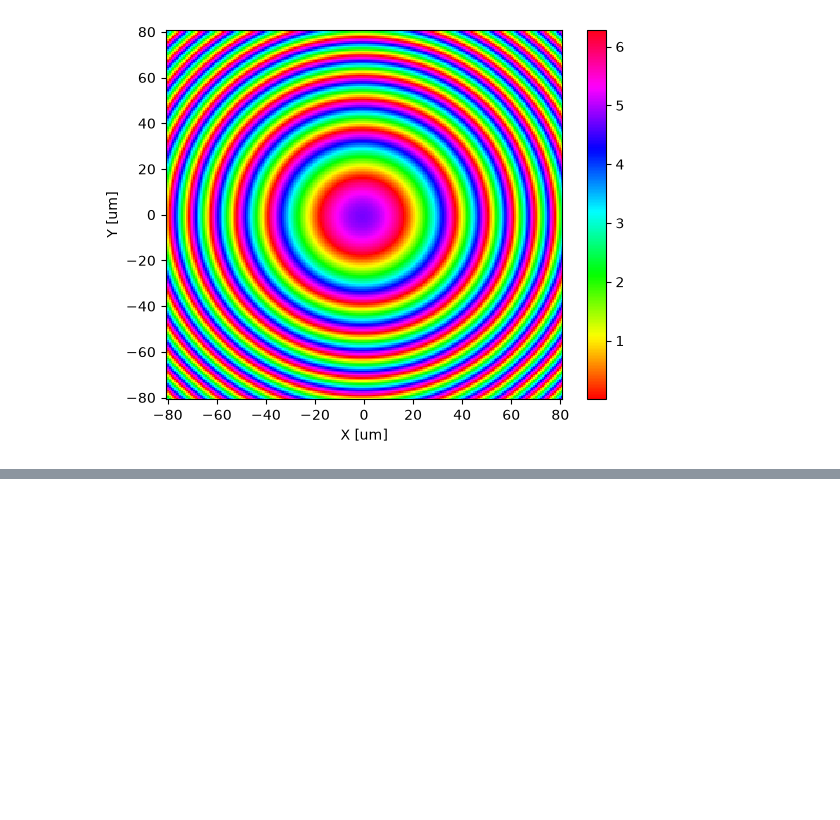
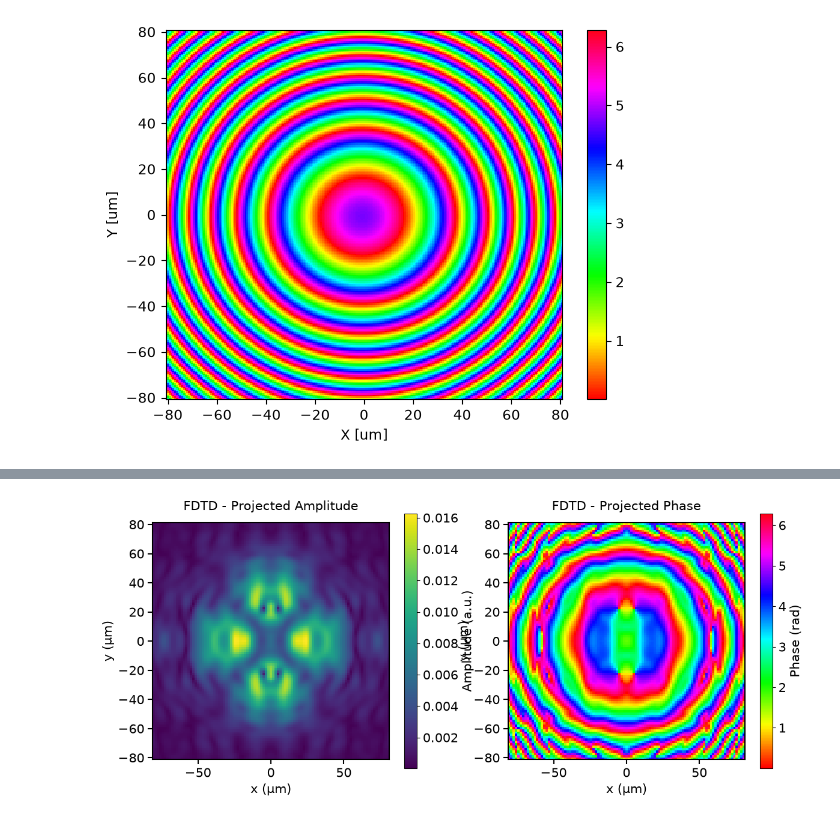
Before and after one commit to edoverg/modeconverter, a Jupyter notebook: metasurface/full_meta.ipynb, the cells around one changed output, grey strips where cells are left out. Cells and saved outputs as stored; diff of their text form; code cells hidden in the pictures; blank space fills up the shorter version.

```diff
--- a/metasurface/full_meta.ipynb
+++ b/metasurface/full_meta.ipynb
@@ -271,28 +259,30 @@ estimated_cost = web.estimate_cost(job.task_id)
 #sim_data = job.run(path="tidy3d_results/full_meta1.hdf5")
 # %%
 proj_fields = sim_data["ff_proj_monitor"].fields_cartesian.Ex.sel(f=freq0, z=projection_distance)
-
+np.save("tidy3d_results/full_meta1_proj_fields.npy", proj_fields)
 fig, ax = plt.subplots(1,2,figsize=(14, 5.5),)
 
 im0 = ax[0].pcolormesh(X_far, Y_far, np.abs(proj_fields), shading='auto', cmap='viridis',rasterized=True)
 ax[0].set_xlabel("x (μm)", fontsize=15,)
 ax[0].set_ylabel("y (μm)", fontsize=15,)
 ax[0].set_title("FDTD - Projected Amplitude", fontsize=15, pad=15)
 ax[0].set_aspect('equal')
 cbar0 = plt.colorbar(im0, ax=ax[0], label="Amplitude (a.u.)")
 cbar0.set_label("Amplitude (a.u.)", fontsize=15)
 cbar0.ax.tick_params(labelsize=15)
 
 im1 = ax[1].pcolormesh(X_far, Y_far, (np.angle(proj_fields)+2*np.pi)%(2*np.pi), shading='auto', cmap='hsv',rasterized=True)
 ax[1].set_title("FDTD - Projected Phase", fontsize=15, pad=15)
 ax[1].set_xlabel("x (μm)", fontsize=15,)
 ax[1].set_ylabel("y (μm)", fontsize=15,)
 ax[1].set_aspect('equal')
 cbar1 = plt.colorbar(im1, ax=ax[1], label="Phase (rad)")
 cbar1.set_label("Phase (rad)", fontsize=15)
 cbar1.ax.tick_params(labelsize=15)
 
 for ax_item in ax:
     ax_item.tick_params(labelsize=15, width=1.5, length=6)
     for spine in ax_item.spines.values():
         spine.set_linewidth(1.5)
+# %% [output]
+[figure, added]
```
Also changed, not shown: parts of 5 cells of this notebook, 5 other files.
